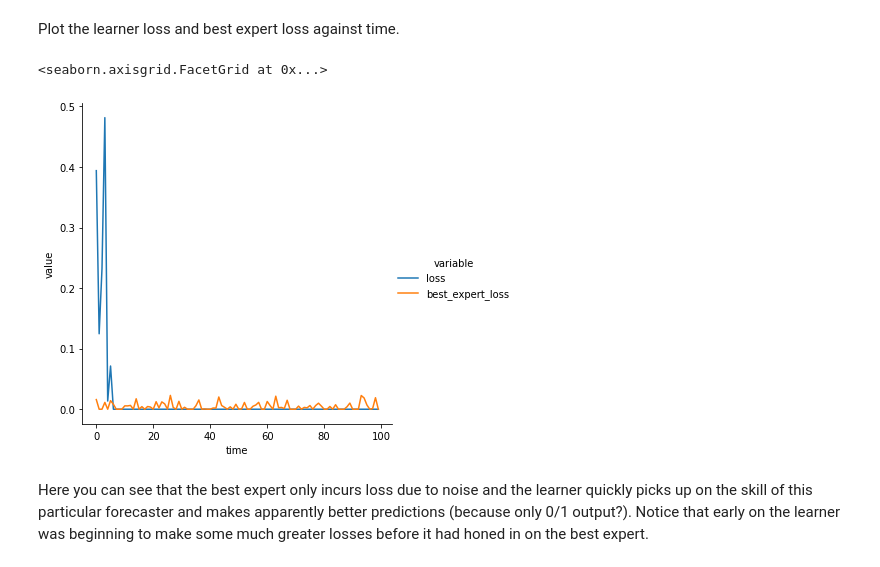
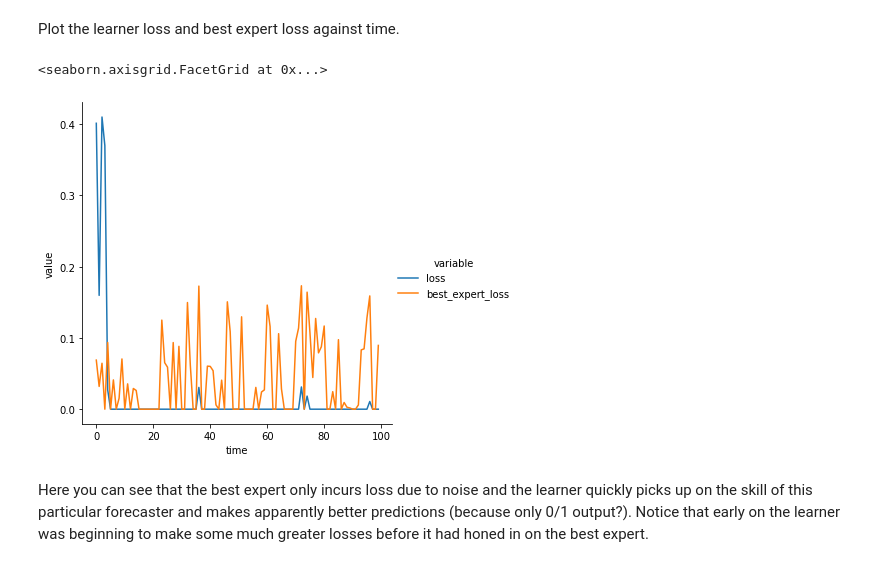
Before and after one commit to MHenderson/expert-learning, a Jupyter notebook: scalar_experiment.ipynb, the cells around one changed output. Cells and saved outputs as stored; diff of their text form; code cells hidden in the pictures.

Commit message:
more plots and exposition in the scalar notebook

```diff
--- a/scalar_experiment.ipynb
+++ b/scalar_experiment.ipynb
@@ -39,4 +40,4 @@ One column per expert, one row per time step.
 # %%
 n = 10
 
-E1 = np.random.rand(T, n)
+E1 = np.random.rand(n, T)
@@ -139,5 +166,5 @@ In this experiment we saw that the learner tracks the best expert and accumulate
 An easy way to create an expert that makes good predictions is simply to copy the outcome sequence and add that to the pool of experts.
 # %%
 E2 = E1.copy()
-E2[:, n - 1] = y
+E2[n - 1, :] = y
 # %% [markdown]
@@ -145,5 +172,7 @@ Of course, this best expert won't incur any loss because it's predictions are id
 # %%
+import random
+
 for t in range(T):
-  a = random.gauss(0, 0.01)
-  if 0 <= a + E2[t, n - 1] <= 1:
-    E2[t, n - 1] = a + E2[t, n - 1]
+  a = random.gauss(0, 0.1)
+  if 0 <= a + E2[n - 1, t] <= 1:
+    E2[n - 1, t] = a + E2[n - 1, t]
@@ -155,6 +189,6 @@ result = A.mixture(beta)
 # %% [markdown]
 Recalculate the index of the best expert.
 # %%
-expert_losses = np.sum(result["expert-loss"], axis = 0)
+expert_losses = np.sum(A.expertsLossMatrix, axis = 1)
 best_expert_total_loss = np.min(expert_losses)
 best_expert_index = np.argmin(expert_losses)
@@ -163,18 +213,18 @@ Plot the learner loss and best expert loss against time.
 # %%
 df = pd.DataFrame(
     dict(
         time = np.arange(100),
-        loss = result["learner-loss"],
-        best_expert_loss = result["expert-loss"][:, best_expert_index]
+        loss = A.learnerLossVector,
+        best_expert_loss = A.expertsLossMatrix[best_expert_index, :]
     )
 )
 
 df_long = pd.melt(df, ['time'])
 
 sns.relplot(x = "time", y = "value", hue = "variable", kind = "line", data = df_long)
 # %% [output]
 <seaborn.axisgrid.FacetGrid at 0x...>
-[figure, old version]
+[figure, new version]
 # %% [markdown]
 Here you can see that the best expert only incurs loss due to noise and the learner quickly picks up on the skill of this particular forecaster and makes apparently better predictions (because only 0/1 output?). Notice that early on the learner was beginning to make some much greater losses before it had honed in on the best expert.
 # %% [markdown]
```
Also changed, not shown: parts of 25 cells of this notebook.
